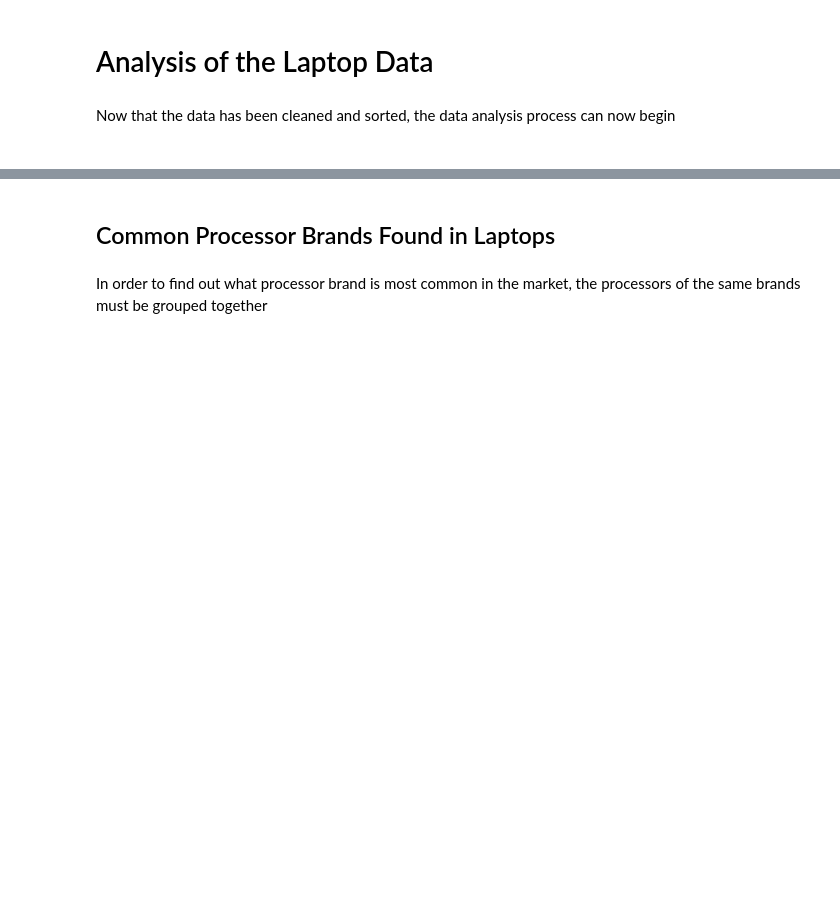
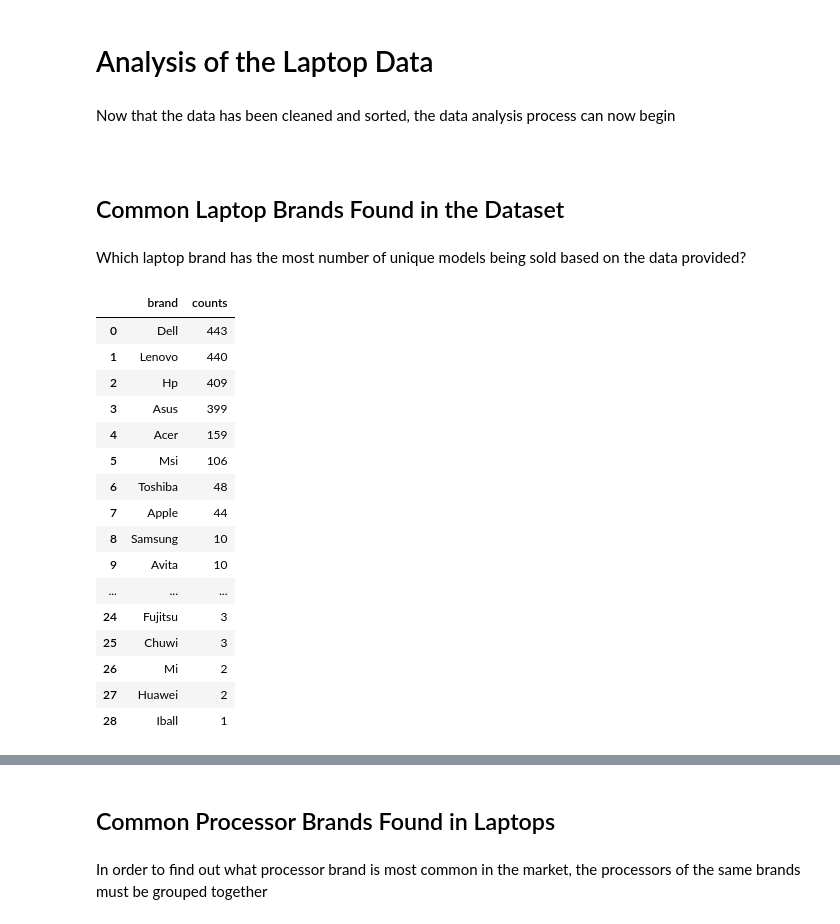
Before and after one commit to jason-9601/DATAPRE-Final, a Jupyter notebook: DATAPRE Final.ipynb, the cells around one changed output, grey strips where cells are left out. Saved outputs shown, nothing was run; the diff lists cells and outputs as text; code cells hidden in the pictures; blank space fills up the shorter version.

```diff
--- a/DATAPRE Final.ipynb
+++ b/DATAPRE Final.ipynb
@@ -483,3 +483,7 @@ Name: brand, dtype: int64
 Now that the data has been cleaned and sorted, the data analysis process can now begin
 <br>
 <br>
+# %% [markdown]
+## Common Laptop Brands Found in the Dataset ##
+# %% [markdown]
+Which laptop brand has the most number of unique models being sold based on the data provided?
@@ -485,0 +493,20 @@ Now that the data has been cleaned and sorted, the data analysis process can now
+# %%
+df_brands
+# %% [output]
+|  | brand | counts |
+| 0 | Dell | 443 |
+| 1 | Lenovo | 440 |
+| 2 | Hp | 409 |
+| 3 | Asus | 399 |
+| 4 | Acer | 159 |
+| 5 | Msi | 106 |
+| 6 | Toshiba | 48 |
+| 7 | Apple | 44 |
+| 8 | Samsung | 10 |
+| 9 | Avita | 10 |
+| ... | ... | ... |
+| 24 | Fujitsu | 3 |
+| 25 | Chuwi | 3 |
+| 26 | Mi | 2 |
+| 27 | Huawei | 2 |
+| 28 | Iball | 1 |
```
Also changed, not shown: parts of 15 cells of this notebook.
